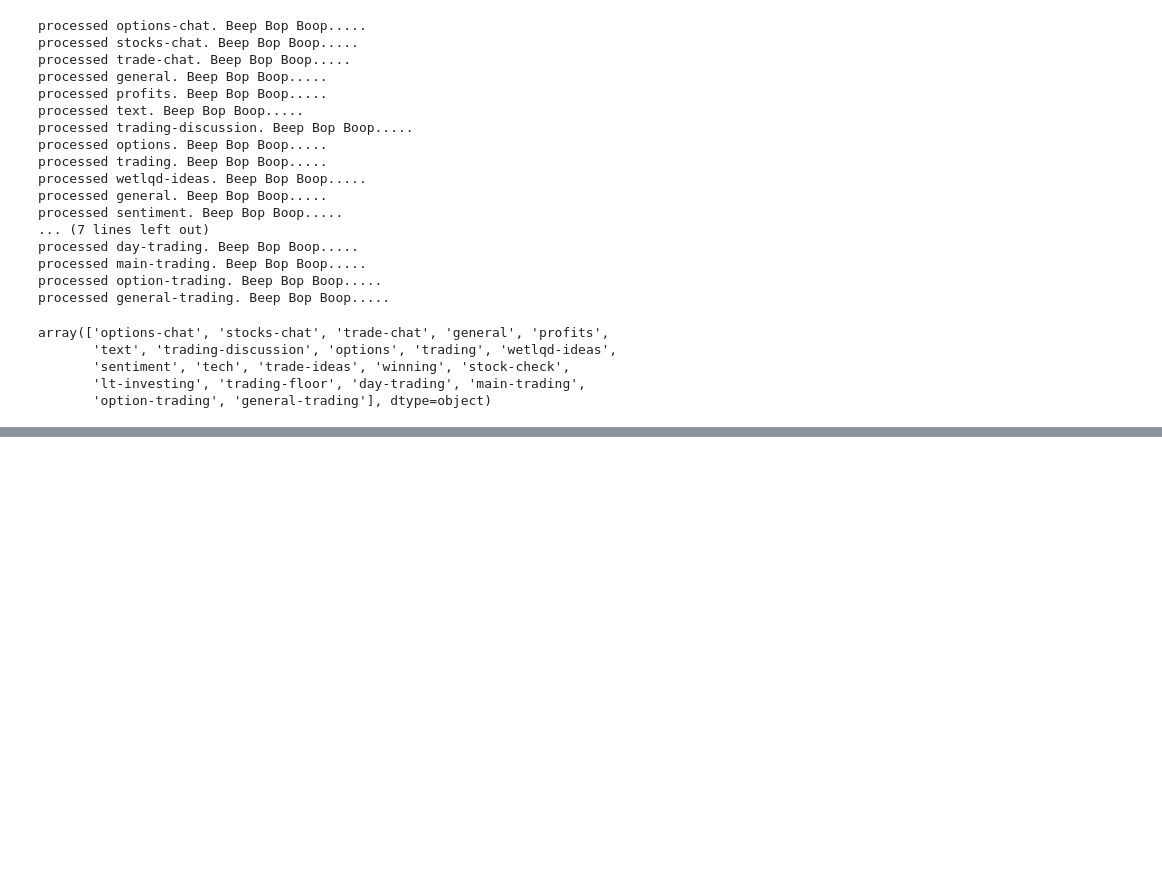
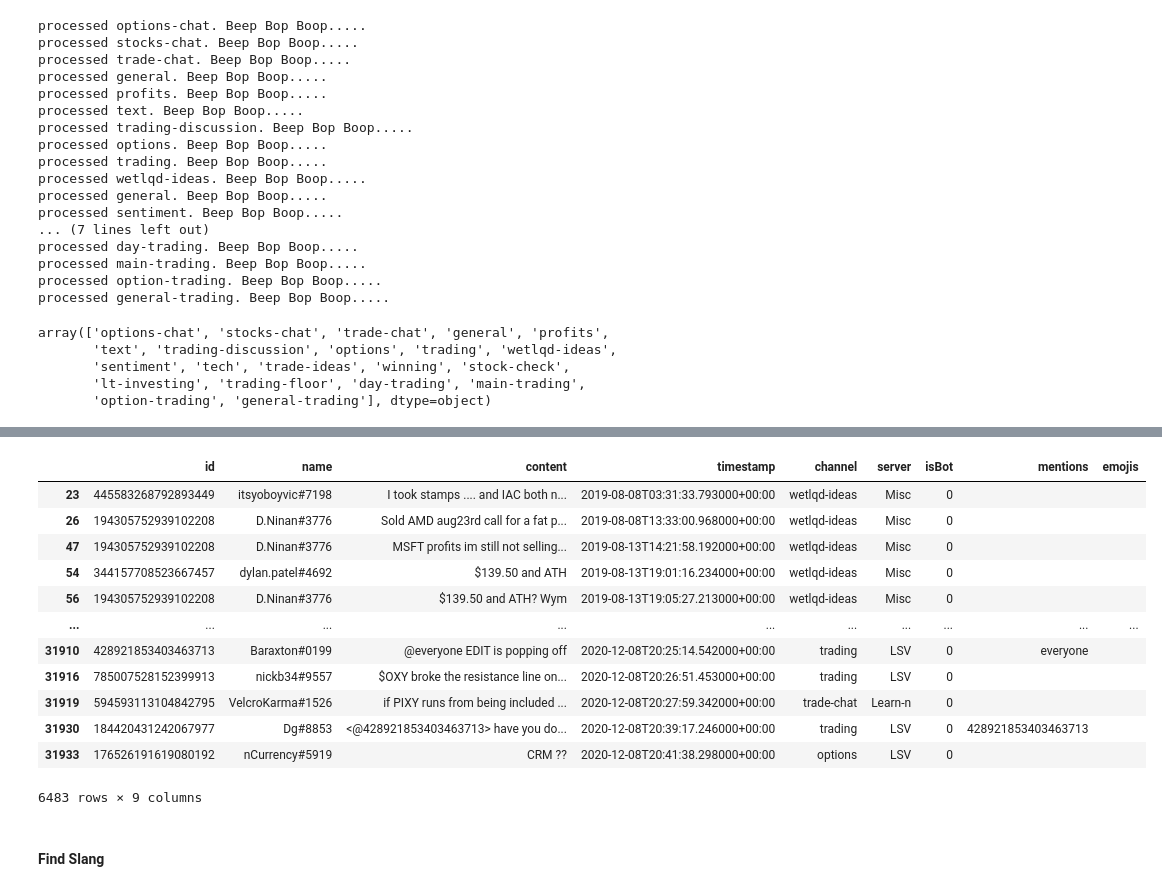
Before and after one commit to kyle-rgb/Discord_Project, a Jupyter notebook: notebooks/Data_Cleaning.ipynb, the cells around one changed output, grey strips where cells are left out. Saved outputs shown, nothing was run; the diff lists cells and outputs as text; code cells hidden in the pictures; blank space fills up the shorter version.

```diff
--- a/notebooks/Data_Cleaning.ipynb
+++ b/notebooks/Data_Cleaning.ipynb
@@ -375,0 +474,19 @@ total_df_no_misc = total_df_no_misc.sort_values("timestamp").reset_index(drop=Tr
+# %%
+company_regex = re.compile(r"[A-Z]{2,4}")
+# %%
+# identifying companies based on tickers. Better representative. 338 -> 6,438
+total_df[lambda x:(x.content.str.contains(company_regex))]
+# %% [output]
+|  | id | name | content | timestamp | channel | server | isBot | mentions | emojis |
+| 23 | 445583268792893449 | itsyoboyvic#7198 | I took stamps .... and IAC both n... | 2019-08-08T03:31:33.793000+00:00 | wetlqd-ideas | Misc | 0 |  |  |
+| 26 | 194305752939102208 | D.Ninan#3776 | Sold AMD aug23rd call for a fat p... | 2019-08-08T13:33:00.968000+00:00 | wetlqd-ideas | Misc | 0 |  |  |
+| 47 | 194305752939102208 | D.Ninan#3776 | MSFT profits im still not selling... | 2019-08-13T14:21:58.192000+00:00 | wetlqd-ideas | Misc | 0 |  |  |
+| 54 | 344157708523667457 | dylan.patel#4692 | $139.50 and ATH | 2019-08-13T19:01:16.234000+00:00 | wetlqd-ideas | Misc | 0 |  |  |
+| 56 | 194305752939102208 | D.Ninan#3776 | $139.50 and ATH? Wym | 2019-08-13T19:05:27.213000+00:00 | wetlqd-ideas | Misc | 0 |  |  |
+| ... | ... | ... | ... | ... | ... | ... | ... | ... | ... |
+| 31910 | 428921853403463713 | Baraxton#0199 | @everyone EDIT is popping off | 2020-12-08T20:25:14.542000+00:00 | trading | LSV | 0 | everyone |  |
+| 31916 | 785007528152399913 | nickb34#9557 | $OXY broke the resistance line on... | 2020-12-08T20:26:51.453000+00:00 | trading | LSV | 0 |  |  |
+| 31919 | 594593113104842795 | VelcroKarma#1526 | if PIXY runs from being included ... | 2020-12-08T20:27:59.342000+00:00 | trade-chat | Learn-n | 0 |  |  |
+| 31930 | 184420431242067977 | Dg#8853 | <@428921853403463713> have you do... | 2020-12-08T20:39:17.246000+00:00 | trading | LSV | 0 | 428921853403463713 |  |
+| 31933 | 176526191619080192 | nCurrency#5919 | CRM ?? | 2020-12-08T20:41:38.298000+00:00 | options | LSV | 0 |  |  |
+6483 rows × 9 columns
@@ -375,0 +499,2 @@ total_df_no_misc = total_df_no_misc.sort_values("timestamp").reset_index(drop=Tr
+# %% [markdown]
+#### Find Slang
```
Also changed, not shown: parts of 20 cells of this notebook, 3 other files.
